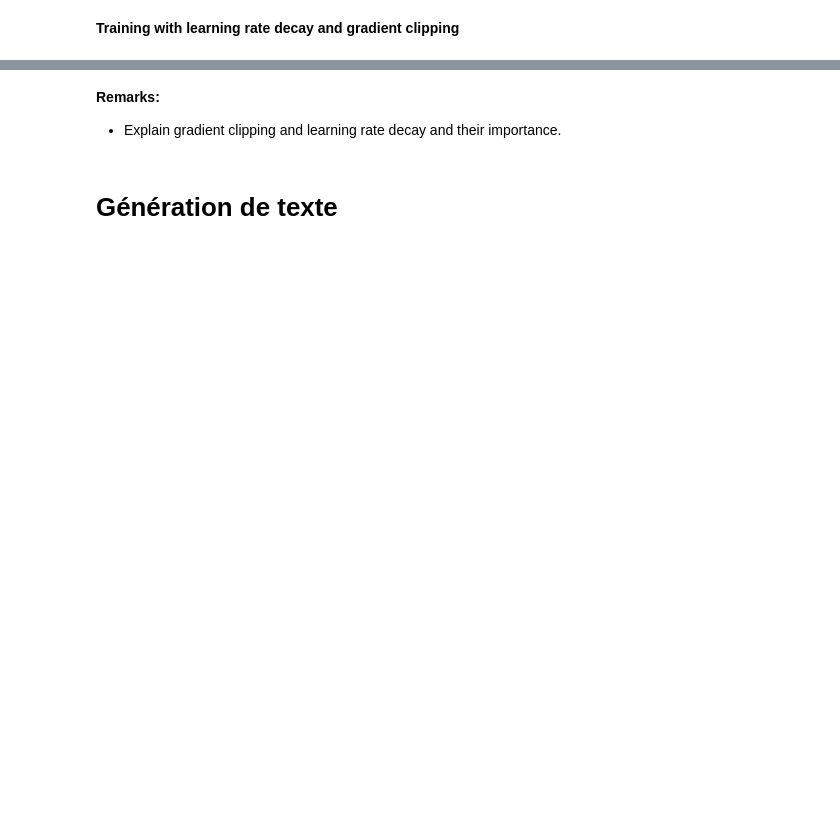
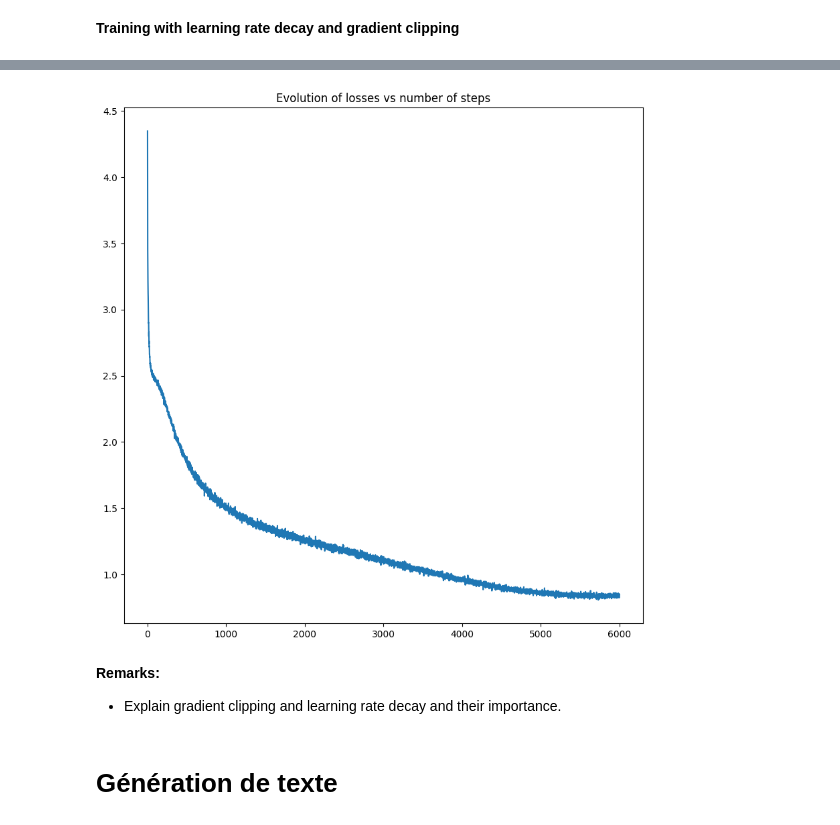
Before and after one commit to Carmen-ZAROLA/DeepLearningProject, a Jupyter notebook: Shakespear.ipynb, the cells around one changed output, grey strips where cells are left out. Saved outputs shown, nothing was run; the diff lists cells and outputs as text; code cells hidden in the pictures; blank space fills up the shorter version.

```diff
--- a/Shakespear.ipynb
+++ b/Shakespear.ipynb
@@ -437,15 +465,16 @@ for step in range(max_steps):
 # %%
 #Plotting the evolution of the losses
 import numpy as np
 import matplotlib.pyplot as plt
 
-
-N=np.arange(0,6001,500)
+N=np.arange(0,6000)
 
 plt.figure(figsize=(10,10))
 plt.plot(N,losses)
 plt.title("Evolution of losses vs number of steps")
 plt.show()
+# %% [output]
+[figure, added]
 # %% [markdown]
 **Remarks:**
 - Explain gradient clipping and learning rate decay and their importance.
```
Also changed, not shown: parts of 4 cells of this notebook.
